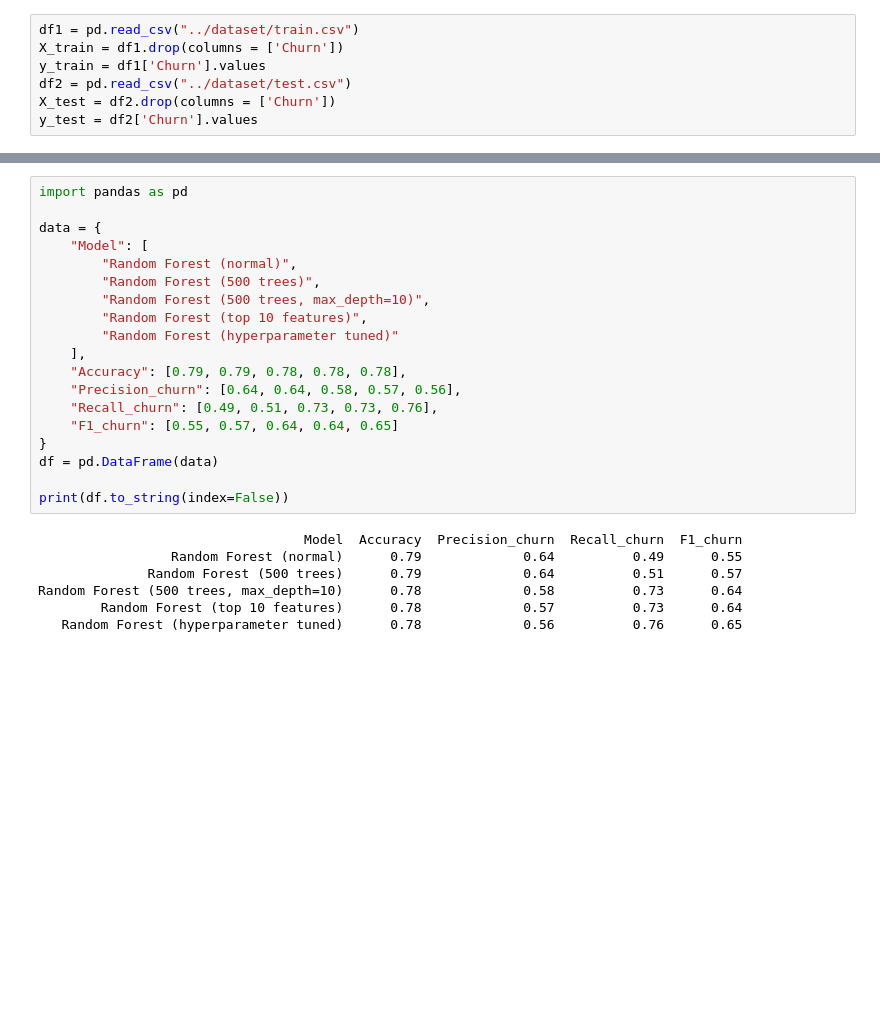
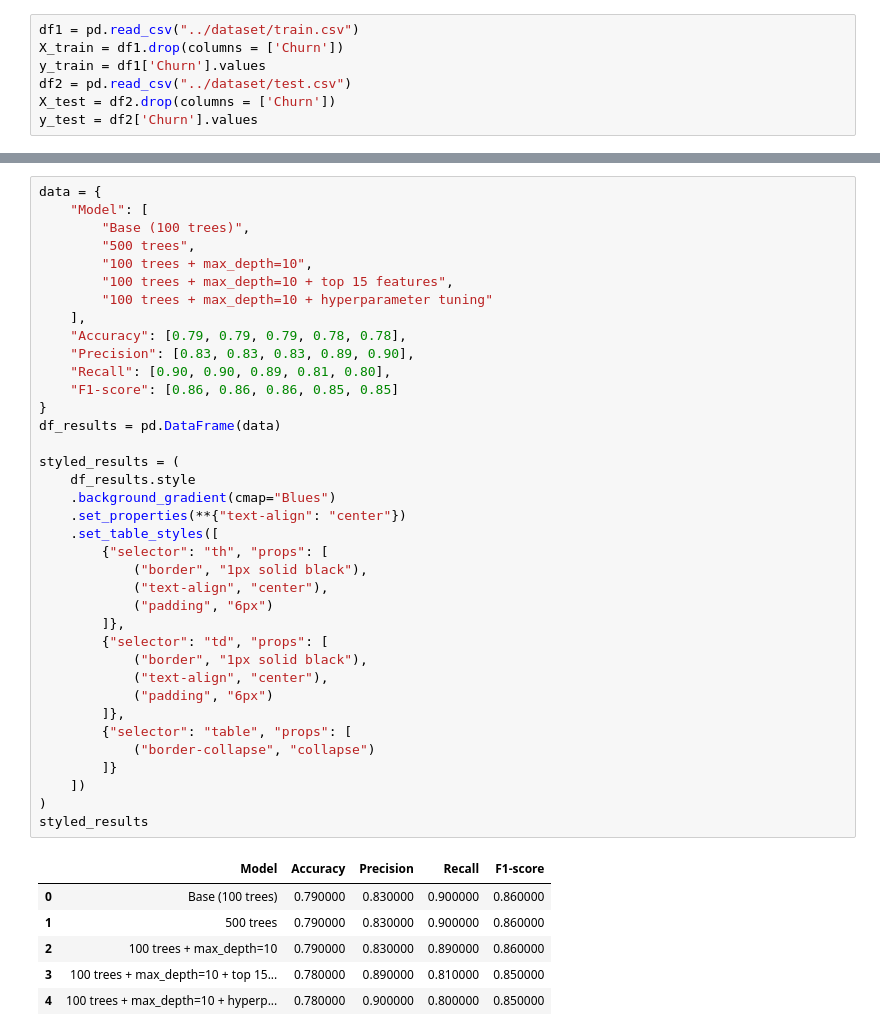
Before and after one commit to ngocmai141106/AI66B_group_9, a Jupyter notebook: code/upgrade_forest.ipynb, the cells around one changed output, grey strips where cells are left out. Saved outputs shown, nothing was run; the diff lists cells and outputs as text; blank space fills up the shorter version.

```diff
--- a/code/upgrade_forest.ipynb
+++ b/code/upgrade_forest.ipynb
@@ -349,26 +246,44 @@ styled_results
-# %%
-import pandas as pd
-
-data = {
-    "Model": [
-        "Random Forest (normal)",
-        "Random Forest (500 trees)",
-        "Random Forest (500 trees, max_depth=10)",
-        "Random Forest (top 10 features)",
-        "Random Forest (hyperparameter tuned)"
-    ],
-    "Accuracy": [0.79, 0.79, 0.78, 0.78, 0.78],
-    "Precision_churn": [0.64, 0.64, 0.58, 0.57, 0.56],
-    "Recall_churn": [0.49, 0.51, 0.73, 0.73, 0.76],
-    "F1_churn": [0.55, 0.57, 0.64, 0.64, 0.65]
-}
-df = pd.DataFrame(data)
-
-print(df.to_string(index=False))
-# %% [output]
-                                  Model  Accuracy  Precision_churn  Recall_churn  F1_churn
-                 Random Forest (normal)      0.79             0.64          0.49      0.55
-              Random Forest (500 trees)      0.79             0.64          0.51      0.57
-Random Forest (500 trees, max_depth=10)      0.78             0.58          0.73      0.64
-        Random Forest (top 10 features)      0.78             0.57          0.73      0.64
-   Random Forest (hyperparameter tuned)      0.78             0.56          0.76      0.65
+# %%
+data = {
+    "Model": [
+        "Base (100 trees)",
+        "500 trees",
+        "100 trees + max_depth=10",
+        "100 trees + max_depth=10 + top 15 features",
+        "100 trees + max_depth=10 + hyperparameter tuning"
+    ],
+    "Accuracy": [0.79, 0.79, 0.79, 0.78, 0.78],
+    "Precision": [0.83, 0.83, 0.83, 0.89, 0.90],
+    "Recall": [0.90, 0.90, 0.89, 0.81, 0.80],
+    "F1-score": [0.86, 0.86, 0.86, 0.85, 0.85]
+}
+df_results = pd.DataFrame(data)
+
+styled_results = (
+    df_results.style
+    .background_gradient(cmap="Blues")
+    .set_properties(**{"text-align": "center"})
+    .set_table_styles([
+        {"selector": "th", "props": [
+            ("border", "1px solid black"),
+            ("text-align", "center"),
+            ("padding", "6px")
+        ]},
+        {"selector": "td", "props": [
+            ("border", "1px solid black"),
+            ("text-align", "center"),
+            ("padding", "6px")
+        ]},
+        {"selector": "table", "props": [
+            ("border-collapse", "collapse")
+        ]}
+    ])
+)
+styled_results
+# %% [output]
+|  | Model | Accuracy | Precision | Recall | F1-score |
+| 0 | Base (100 trees) | 0.790000 | 0.830000 | 0.900000 | 0.860000 |
+| 1 | 500 trees | 0.790000 | 0.830000 | 0.900000 | 0.860000 |
+| 2 | 100 trees + max_depth=10 | 0.790000 | 0.830000 | 0.890000 | 0.860000 |
+| 3 | 100 trees + max_depth=10 + top 15... | 0.780000 | 0.890000 | 0.810000 | 0.850000 |
+| 4 | 100 trees + max_depth=10 + hyperp... | 0.780000 | 0.900000 | 0.800000 | 0.850000 |
```
Also changed, not shown: parts of 8 cells of this notebook.
